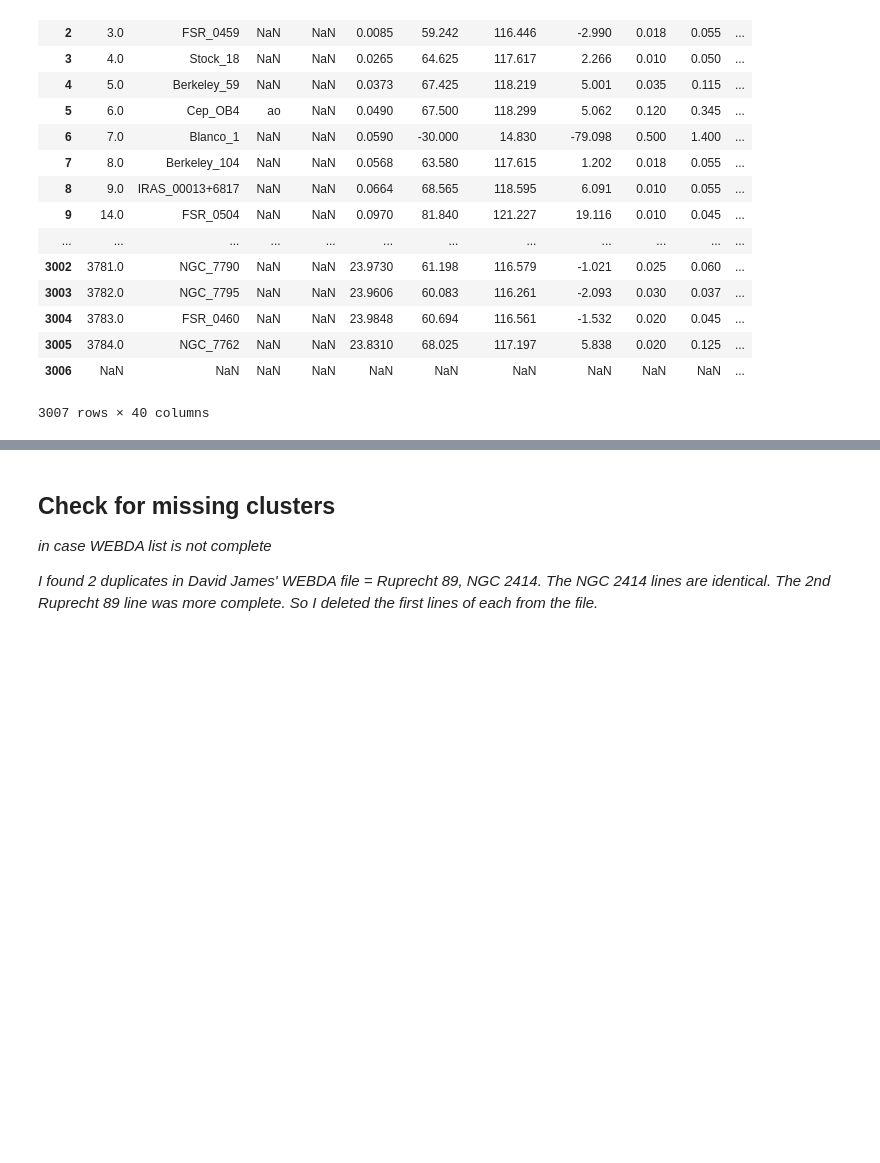
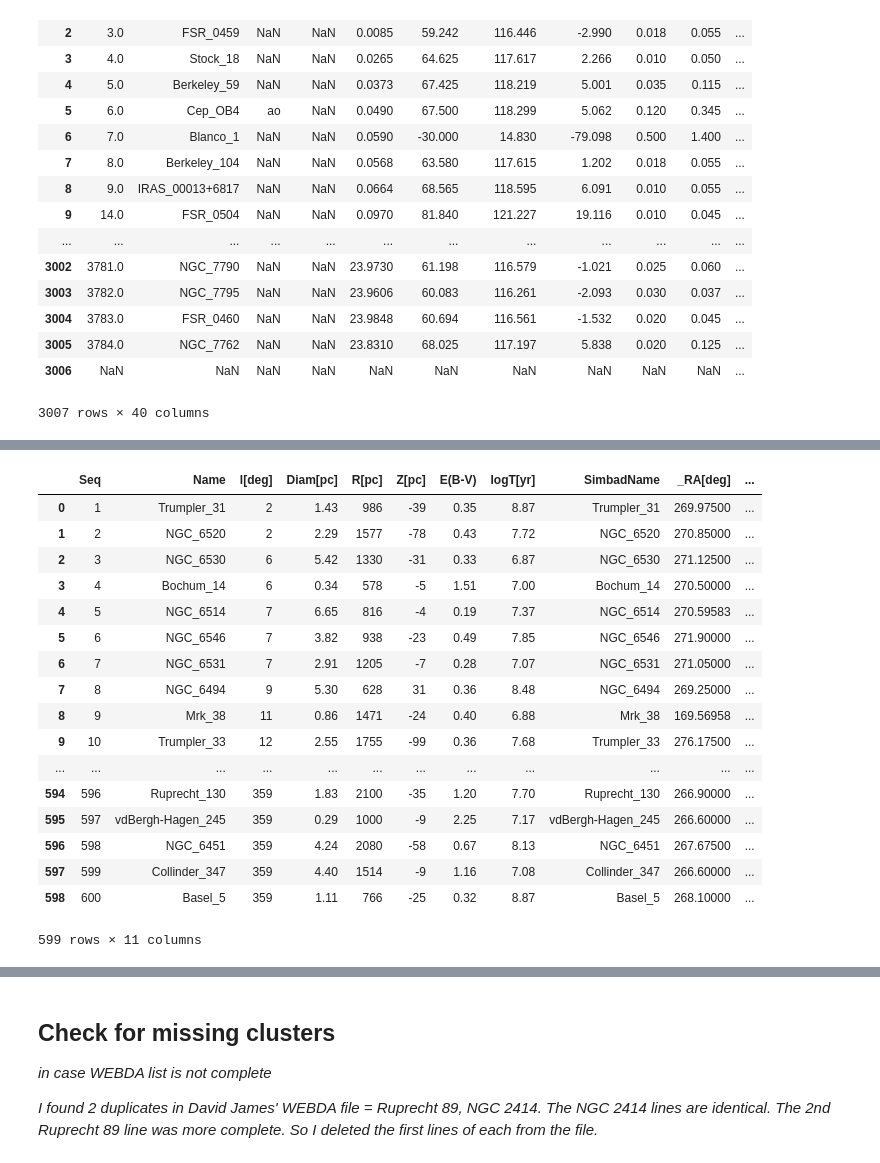
Before and after one commit to ageller/compileOCs, a Jupyter notebook: compileOCdata.ipynb, the cells around one changed output, grey strips where cells are left out. Cells and saved outputs as stored; diff of their text form; code cells hidden in the pictures; blank space fills up the shorter version.

```diff
--- a/compileOCdata.ipynb
+++ b/compileOCdata.ipynb
@@ -237,2 +225,45 @@ vandenbergh_df
+# %%
+#van den Bergh (2006)
+#there were two rows for Berkeley 69, with slightly different values.  I kept the first one.
+
+vandenbergh_df = pd.read_csv('vandenbergh2006.tsv', sep='|', header = 49)
+
+#fix the names
+names = vandenbergh_df['SimbadName'].values
+def representsInt(s):
+    try:
+        int(s)
+        return True
+    except ValueError:
+        return False
+
+for i,x in enumerate(names):
+    if (x[0:2] == 'Cl'):
+        names[i] = x[2:]
+    if (x[0:1] == 'N' and representsInt(x[1:1])):
+        names[i] = 'NGC '+x[1:]
+    names[i] = names[i].strip().replace('  ',' ').replace( ' ','_' )
+
+vandenbergh_df['Name'] = names
+vandenbergh_df
+# %% [output]
+|  | Seq | Name | l[deg] | Diam[pc] | R[pc] | Z[pc] | E(B-V) | logT[yr] | SimbadName | _RA[deg] | ... |
+| 0 | 1 | Trumpler_31 | 2 | 1.43 | 986 | -39 | 0.35 | 8.87 | Trumpler_31 | 269.97500 | ... |
+| 1 | 2 | NGC_6520 | 2 | 2.29 | 1577 | -78 | 0.43 | 7.72 | NGC_6520 | 270.85000 | ... |
+| 2 | 3 | NGC_6530 | 6 | 5.42 | 1330 | -31 | 0.33 | 6.87 | NGC_6530 | 271.12500 | ... |
+| 3 | 4 | Bochum_14 | 6 | 0.34 | 578 | -5 | 1.51 | 7.00 | Bochum_14 | 270.50000 | ... |
+| 4 | 5 | NGC_6514 | 7 | 6.65 | 816 | -4 | 0.19 | 7.37 | NGC_6514 | 270.59583 | ... |
+| 5 | 6 | NGC_6546 | 7 | 3.82 | 938 | -23 | 0.49 | 7.85 | NGC_6546 | 271.90000 | ... |
+| 6 | 7 | NGC_6531 | 7 | 2.91 | 1205 | -7 | 0.28 | 7.07 | NGC_6531 | 271.05000 | ... |
+| 7 | 8 | NGC_6494 | 9 | 5.30 | 628 | 31 | 0.36 | 8.48 | NGC_6494 | 269.25000 | ... |
+| 8 | 9 | Mrk_38 | 11 | 0.86 | 1471 | -24 | 0.40 | 6.88 | Mrk_38 | 169.56958 | ... |
+| 9 | 10 | Trumpler_33 | 12 | 2.55 | 1755 | -99 | 0.36 | 7.68 | Trumpler_33 | 276.17500 | ... |
+| ... | ... | ... | ... | ... | ... | ... | ... | ... | ... | ... | ... |
+| 594 | 596 | Ruprecht_130 | 359 | 1.83 | 2100 | -35 | 1.20 | 7.70 | Ruprecht_130 | 266.90000 | ... |
+| 595 | 597 | vdBergh-Hagen_245 | 359 | 0.29 | 1000 | -9 | 2.25 | 7.17 | vdBergh-Hagen_245 | 266.60000 | ... |
+| 596 | 598 | NGC_6451 | 359 | 4.24 | 2080 | -58 | 0.67 | 8.13 | NGC_6451 | 267.67500 | ... |
+| 597 | 599 | Collinder_347 | 359 | 4.40 | 1514 | -9 | 1.16 | 7.08 | Collinder_347 | 266.60000 | ... |
+| 598 | 600 | Basel_5 | 359 | 1.11 | 766 | -25 | 0.32 | 8.87 | Basel_5 | 268.10000 | ... |
+599 rows × 11 columns
 # %%
 #mwsc + webda
```
Also changed, not shown: parts of 25 cells of this notebook, 10 other files.
